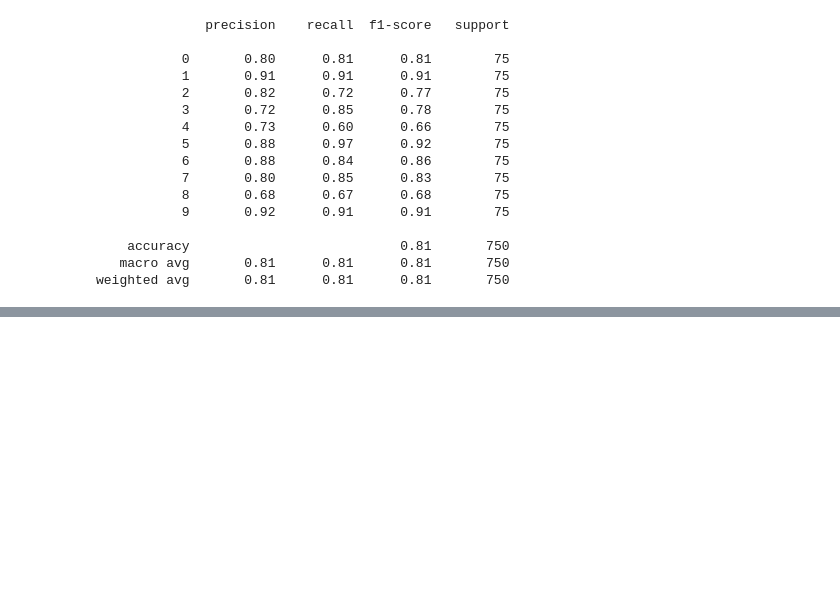
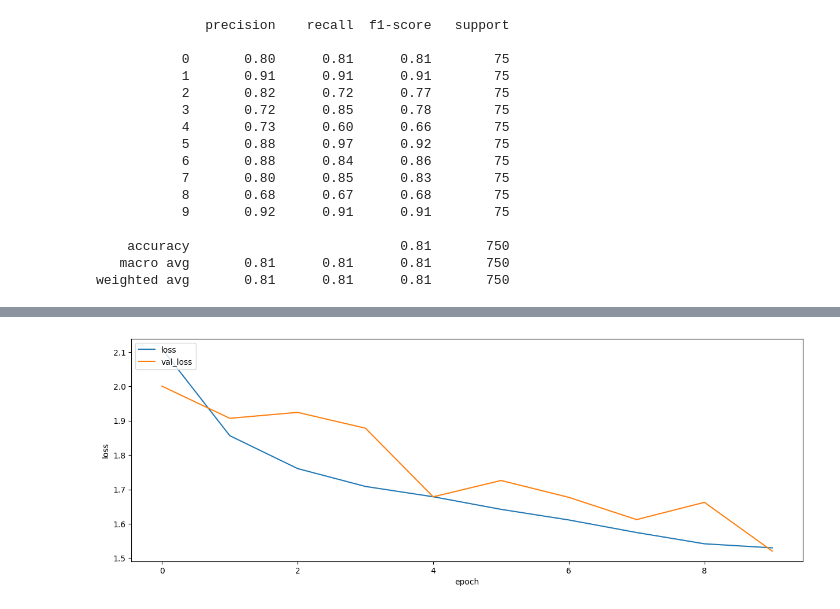
Before and after one commit to michalszc/MusicGenrePrediction, a Jupyter notebook: xception-model.ipynb, the cells around one changed output, grey strips where cells are left out. Drawn from its saved outputs; the diff is of its cells as text; code cells hidden in the pictures; blank space fills up the shorter version.

```diff
--- a/xception-model.ipynb
+++ b/xception-model.ipynb
@@ -352,0 +484,4 @@ weighted avg       0.81      0.81      0.81       750
+# %%
+plot_history(history, metric='loss')
+# %% [output]
+[figure, added]
```
Also changed, not shown: parts of 34 cells of this notebook.
